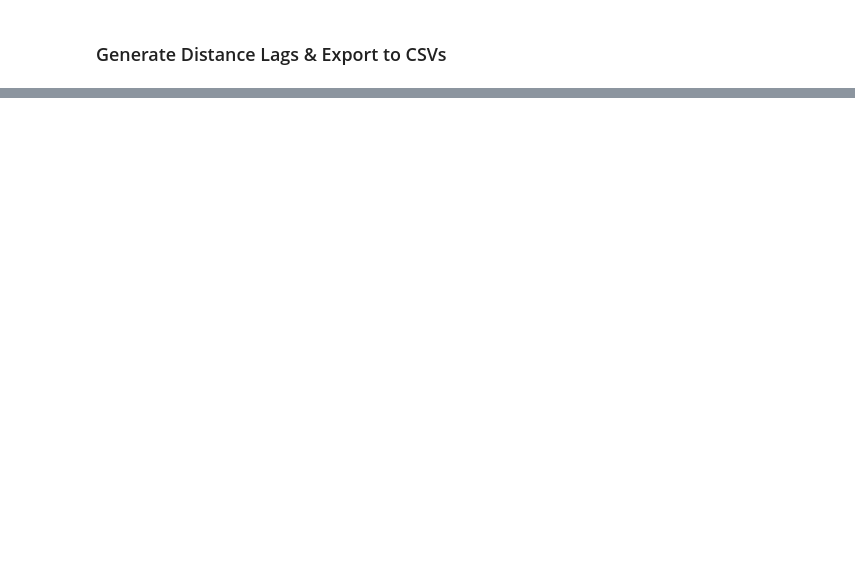
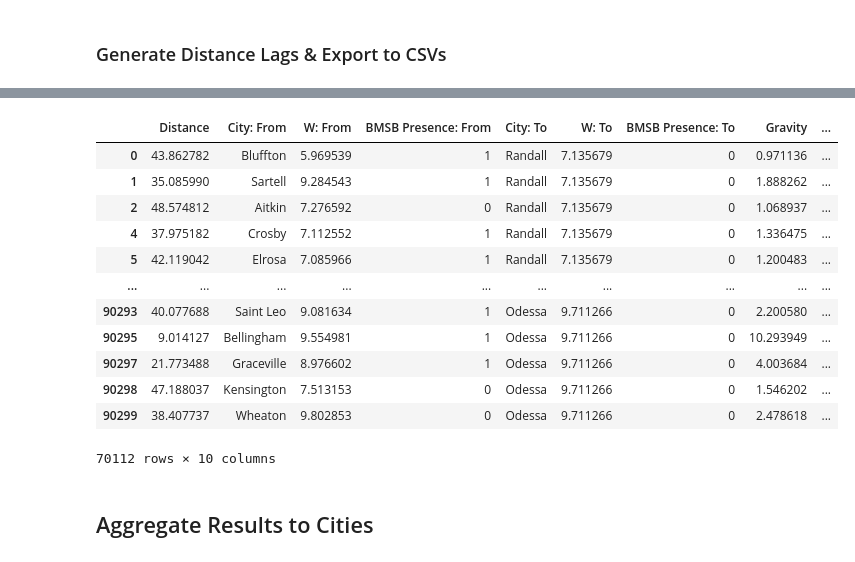
Before and after one commit to lukezaruba/minnesota-bmsb-analysis, a Jupyter notebook: notebooks/03-analysis.ipynb, the cells around one changed output, grey strips where cells are left out. Saved outputs shown, nothing was run; the diff lists cells and outputs as text; code cells hidden in the pictures; blank space fills up the shorter version.

```diff
--- a/notebooks/03-analysis.ipynb
+++ b/notebooks/03-analysis.ipynb
@@ -57,0 +265,24 @@ arcpy.conversion.ExportTable(
+# %%
+# Run Gravity Model - Converted to Probability
+gravity = Simulation(final_df)
+
+# Run 100 Iterations
+g_df = gravity.monte_carlo("GRAVITY_SIMPLE", 100, True)
+
+g_df
+# %% [output]
+|  | Distance | City: From | W: From | BMSB Presence: From | City: To | W: To | BMSB Presence: To | Gravity | ... |
+| 0 | 43.862782 | Bluffton | 5.969539 | 1 | Randall | 7.135679 | 0 | 0.971136 | ... |
+| 1 | 35.085990 | Sartell | 9.284543 | 1 | Randall | 7.135679 | 0 | 1.888262 | ... |
+| 2 | 48.574812 | Aitkin | 7.276592 | 0 | Randall | 7.135679 | 0 | 1.068937 | ... |
+| 4 | 37.975182 | Crosby | 7.112552 | 1 | Randall | 7.135679 | 0 | 1.336475 | ... |
+| 5 | 42.119042 | Elrosa | 7.085966 | 1 | Randall | 7.135679 | 0 | 1.200483 | ... |
+| ... | ... | ... | ... | ... | ... | ... | ... | ... | ... |
+| 90293 | 40.077688 | Saint Leo | 9.081634 | 1 | Odessa | 9.711266 | 0 | 2.200580 | ... |
+| 90295 | 9.014127 | Bellingham | 9.554981 | 1 | Odessa | 9.711266 | 0 | 10.293949 | ... |
+| 90297 | 21.773488 | Graceville | 8.976602 | 1 | Odessa | 9.711266 | 0 | 4.003684 | ... |
+| 90298 | 47.188037 | Kensington | 7.513153 | 0 | Odessa | 9.711266 | 0 | 1.546202 | ... |
+| 90299 | 38.407737 | Wheaton | 9.802853 | 0 | Odessa | 9.711266 | 0 | 2.478618 | ... |
+70112 rows × 10 columns
+# %% [markdown]
+## Aggregate Results to Cities
```
Also changed, not shown: parts of 24 cells of this notebook, 4 other files.
